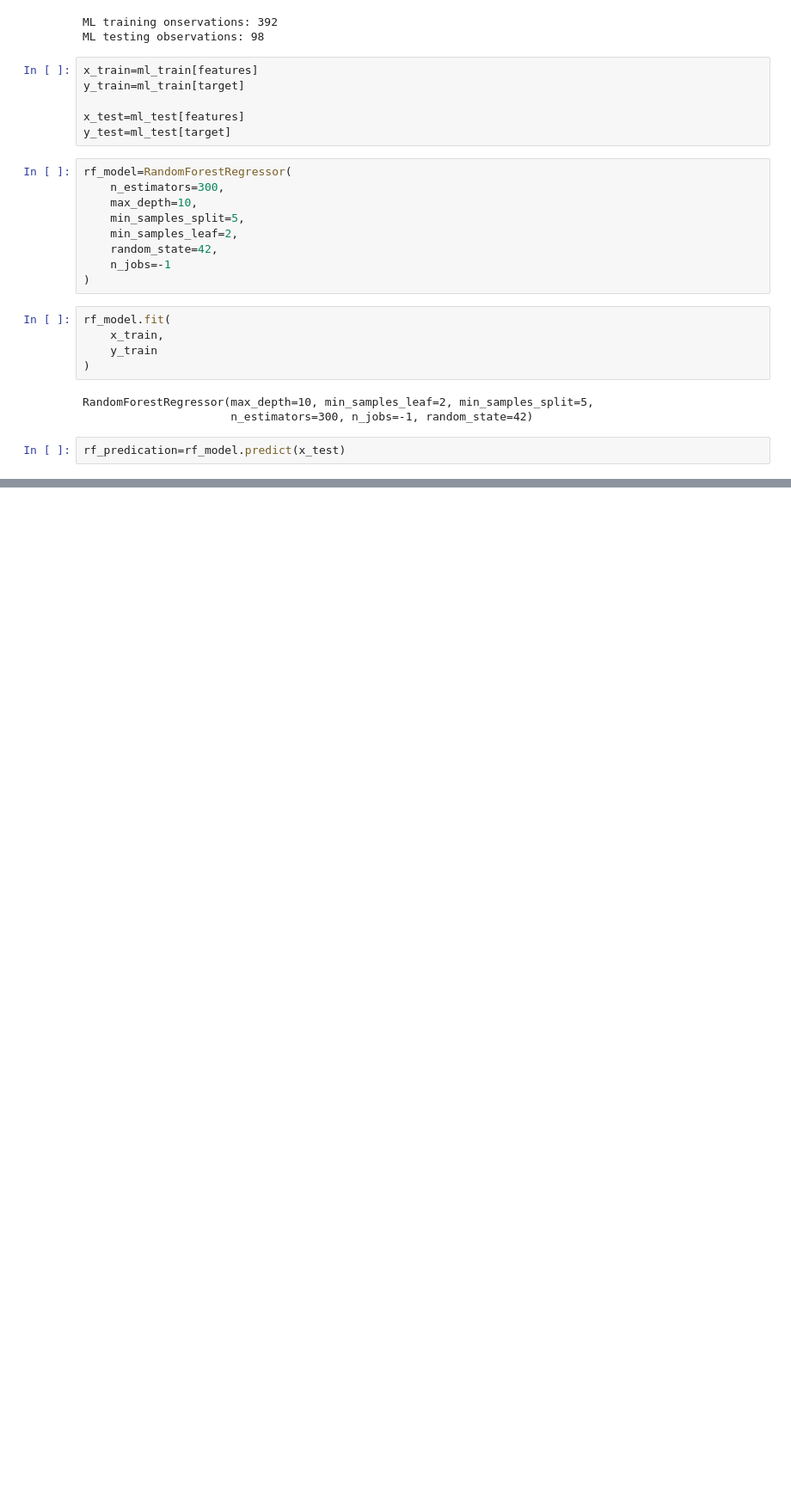
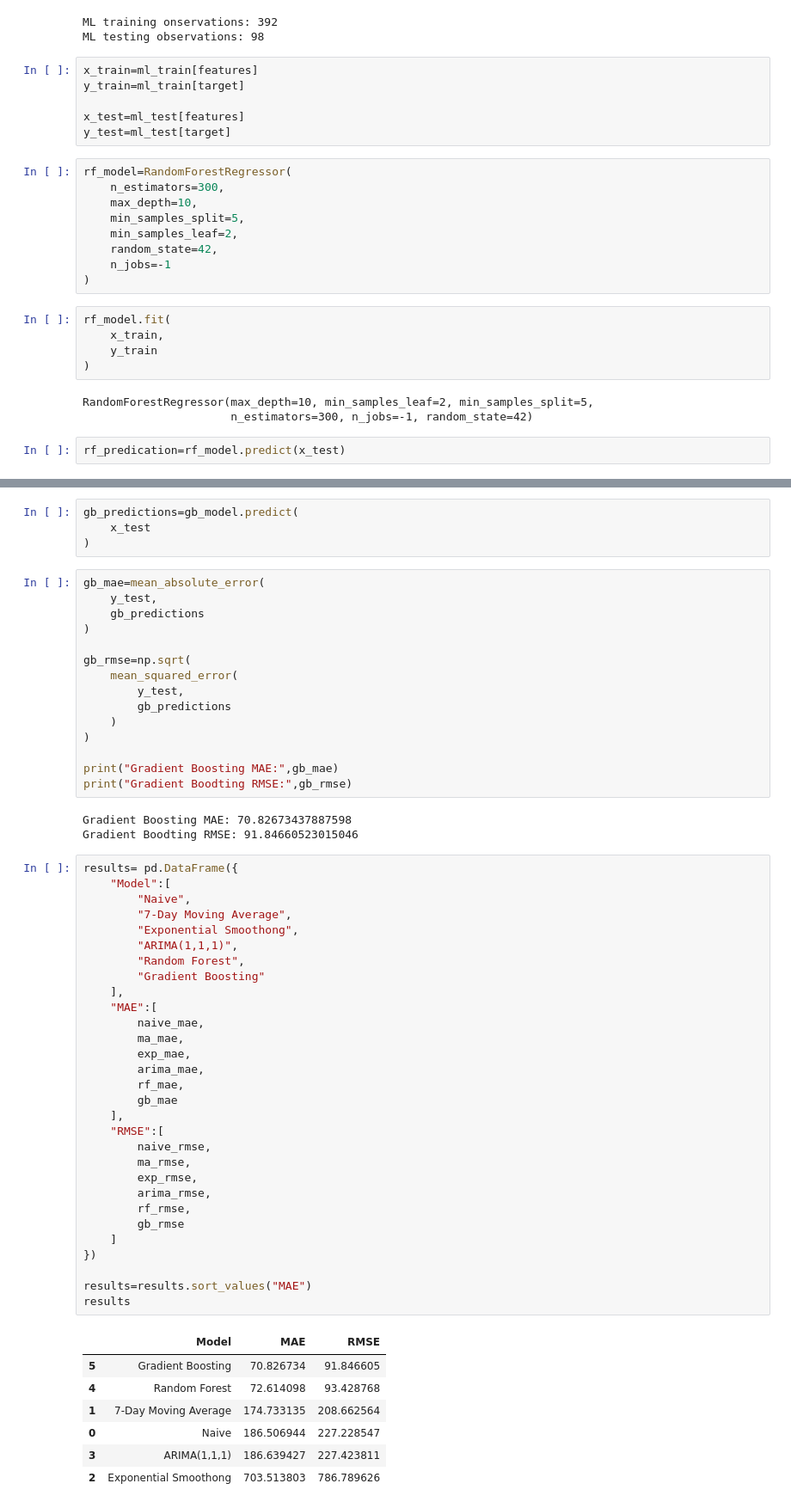
Before and after one commit to shivani1707s/Predictive-Forecasting-HHS, a Jupyter notebook: notebooks/Modeling.ipynb, the cells around one changed output, grey strips where cells are left out. Shown at 86% size. Saved outputs shown, nothing was run; the diff lists cells and outputs as text; blank space fills up the shorter version.

```diff
--- a/notebooks/Modeling.ipynb
+++ b/notebooks/Modeling.ipynb
@@ -432,0 +580,60 @@ rf_predication=rf_model.predict(x_test)
+# %%
+gb_predictions=gb_model.predict(
+    x_test
+)
+# %%
+gb_mae=mean_absolute_error(
+    y_test,
+    gb_predictions
+)
+
+gb_rmse=np.sqrt(
+    mean_squared_error(
+        y_test,
+        gb_predictions
+    )
+)
+
+print("Gradient Boosting MAE:",gb_mae)
+print("Gradient Boodting RMSE:",gb_rmse)
+# %% [output]
+Gradient Boosting MAE: 70.82673437887598
+Gradient Boodting RMSE: 91.84660523015046
+# %%
+results= pd.DataFrame({
+    "Model":[
+        "Naive",
+        "7-Day Moving Average",
+        "Exponential Smoothong",
+        "ARIMA(1,1,1)",
+        "Random Forest",
+        "Gradient Boosting"
+    ],
+    "MAE":[
+        naive_mae,
+        ma_mae,
+        exp_mae,
+        arima_mae,
+        rf_mae,
+        gb_mae
+    ],
+    "RMSE":[
+        naive_rmse,
+        ma_rmse,
+        exp_rmse,
+        arima_rmse,
+        rf_rmse,
+        gb_rmse
+    ]
+})
+
+results=results.sort_values("MAE")
+results
+# %% [output]
+|  | Model | MAE | RMSE |
+| 5 | Gradient Boosting | 70.826734 | 91.846605 |
+| 4 | Random Forest | 72.614098 | 93.428768 |
+| 1 | 7-Day Moving Average | 174.733135 | 208.662564 |
+| 0 | Naive | 186.506944 | 227.228547 |
+| 3 | ARIMA(1,1,1) | 186.639427 | 227.423811 |
+| 2 | Exponential Smoothong | 703.513803 | 786.789626 |
```
Also changed, not shown: parts of 10 cells of this notebook.
